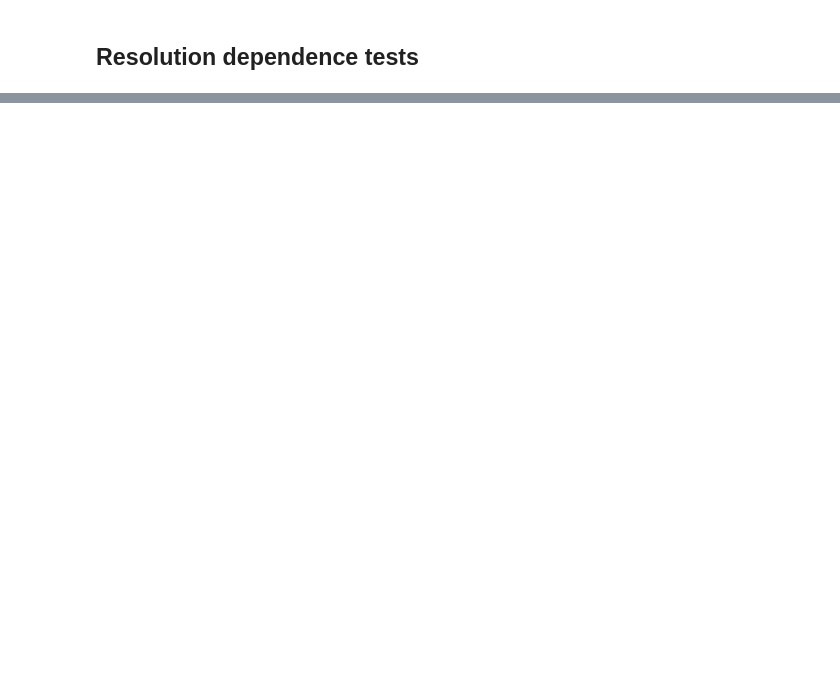
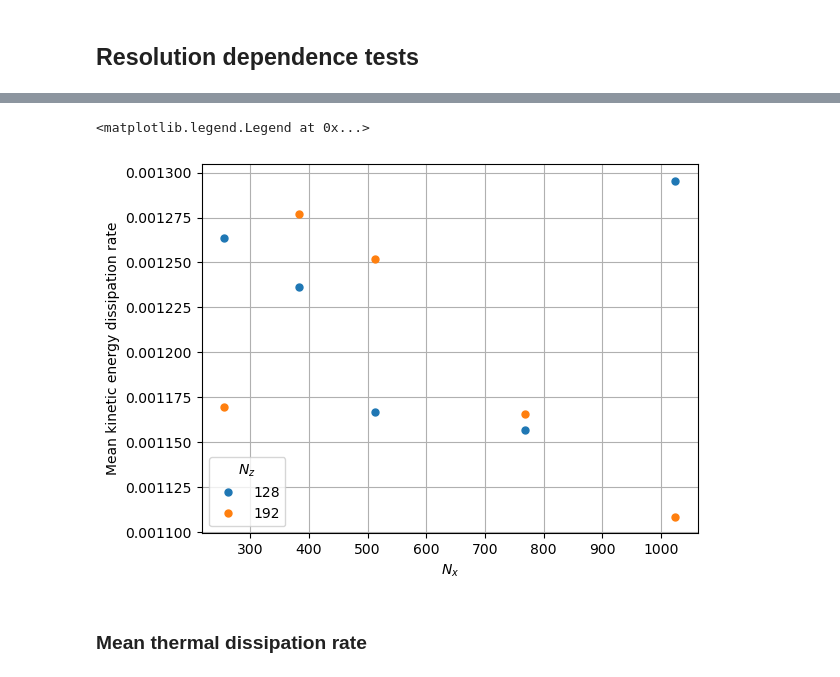
Before and after one commit to tschanzer/honours-project, a Jupyter notebook: notebooks/resolution_tests_literature.ipynb, the cells around one changed output, grey strips where cells are left out. Cells and saved outputs as stored; diff of their text form; code cells hidden in the pictures; blank space fills up the shorter version.

```diff
--- a/notebooks/resolution_tests_literature.ipynb
+++ b/notebooks/resolution_tests_literature.ipynb
@@ -167,0 +229,45 @@ $$
+# %%
+def mean_kinetic_dissipation(data):
+    # Compute the Jacobian du_i/dx_j
+    jacobian = [[None, None], [None, None]]
+    coords = ['x', 'z']
+    components = [data.u, data.w]
+    for i in range(2):
+        for j in range(2):
+            jacobian[i][j] = components[i].differentiate(coords[j])
+
+    # Compute the sum
+    dissipation = 0
+    for i in range(2):
+        for j in range(2):
+            dissipation += (jacobian[i][j] + jacobian[j][i])**2
+
+    # average over space and time
+    dissipation = dissipation.mean(['x', 't'])
+    dissipation = dissipation.integrate('z')/(data.z.max() - data.z.min())
+    dissipation *= 0.5*(prandtl/rayleigh)**0.5
+    return dissipation
+# %%
+epsilon = xr.DataArray(
+    coords={'nx': nx_list, 'nz': nz_list},
+    dims=['nx', 'nz'],
+)
+for nx, nz in data.keys():
+    eps = mean_kinetic_dissipation(data[(nx, nz)])
+    epsilon.loc[{'nx': nx, 'nz': nz}] = eps
+# %%
+fig, ax = plt.subplots()
+ax.plot(
+    epsilon.nx, epsilon.data, '.',
+    markersize=10, label=epsilon.nz.data)
+ax.grid()
+ax.set(
+    xlabel='$N_x$',
+    ylabel='Mean kinetic energy dissipation rate',
+)
+ax.legend(title='$N_z$')
+# %% [output]
+<matplotlib.legend.Legend at 0x...>
+[figure, added]
+# %% [markdown]
+### Mean thermal dissipation rate
```
Also changed, not shown: parts of 12 cells of this notebook.
